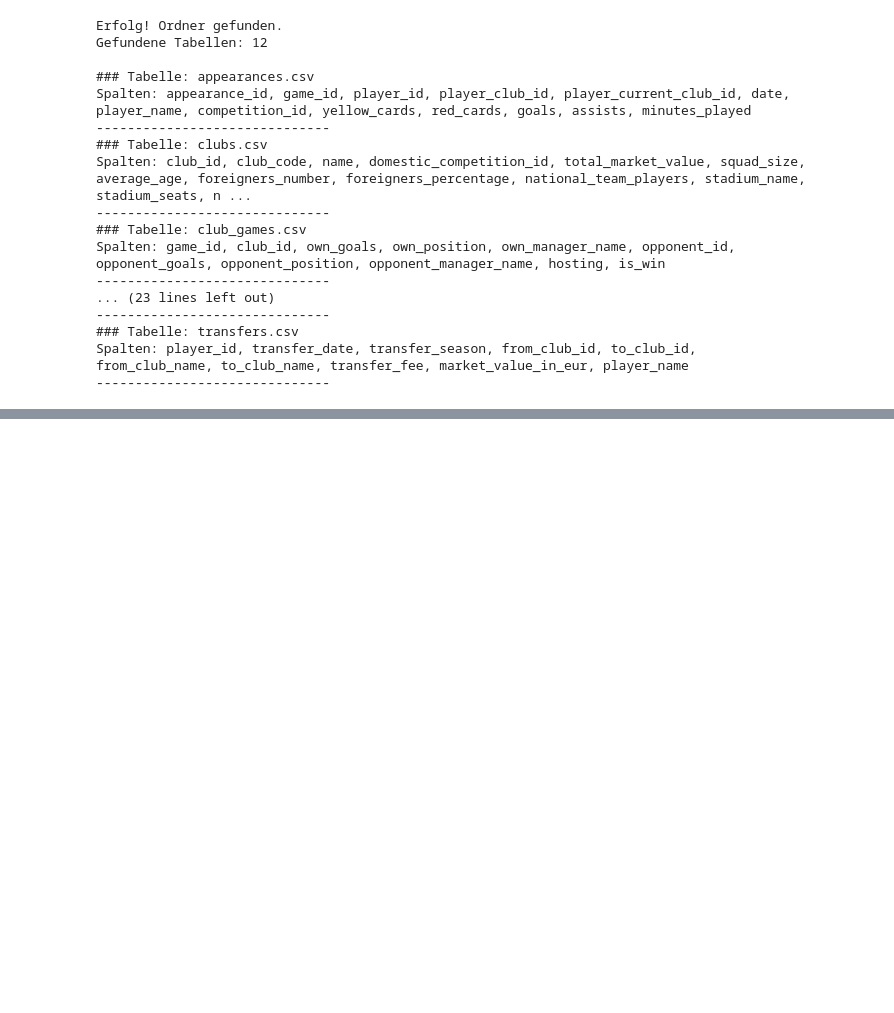
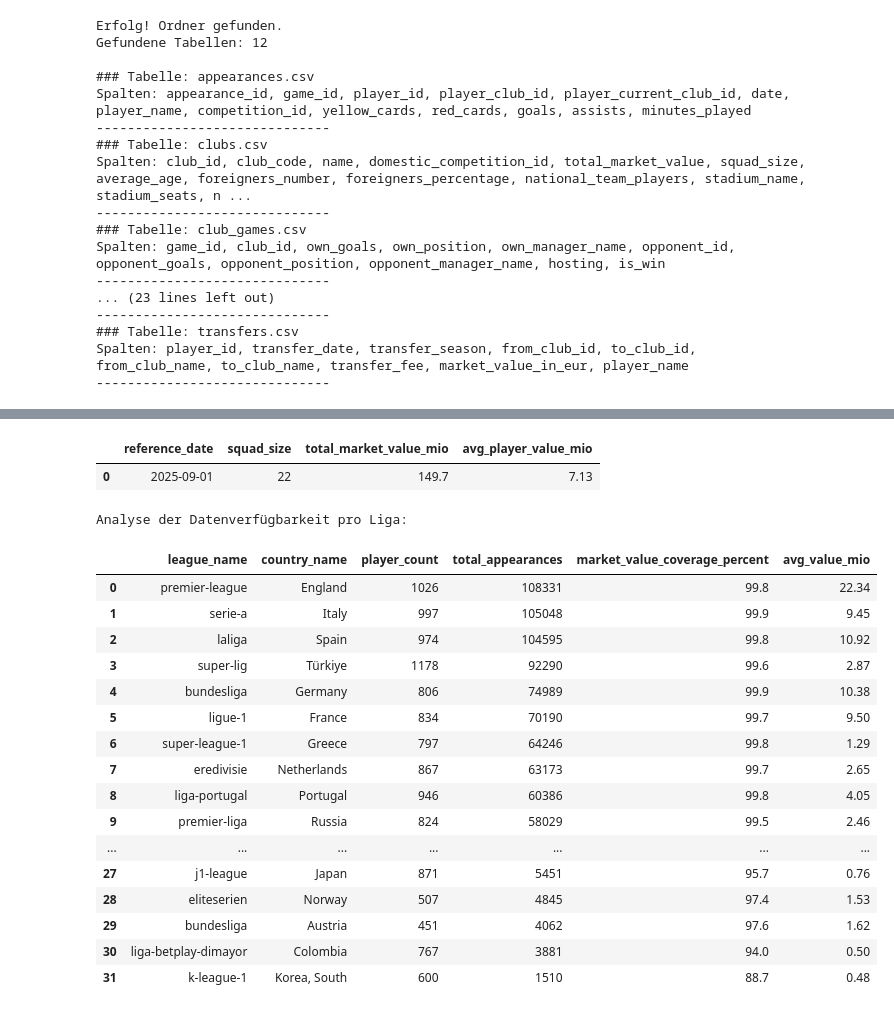
Before and after one commit to juliandietes/DPP-2026_Julian, a Jupyter notebook: notebooks/01_exploration Transfermarkt.ipynb, the cells around one changed output, grey strips where cells are left out. Saved outputs shown, nothing was run; the diff lists cells and outputs as text; code cells hidden in the pictures; blank space fills up the shorter version.

Commit message:
Add Readme & finish data exploration

```diff
--- a/notebooks/01_exploration Transfermarkt.ipynb
+++ b/notebooks/01_exploration Transfermarkt.ipynb
@@ -140,0 +428,75 @@ Spalten: player_id, transfer_date, transfer_season, from_club_id, to_club_id, fr
+# %%
+# Stichprobe: Marktwert Hamburger SV am 01.09.2025
+hsv_id = 41
+
+query_hsv_check = f"""
+WITH hsv_squad AS (
+    -- alle Spieler, die zwischen Saisonstart und dem 01.09.25 für den HSV gelistet waren
+    SELECT DISTINCT player_id, player_name
+    FROM read_csv_auto('{data_path + r"/appearances.csv"}')
+    WHERE player_club_id = {hsv_id}
+    AND date BETWEEN '2025-07-01' AND '2025-12-01'
+)
+SELECT
+    '2025-09-01' as reference_date,
+    COUNT(s.player_id) as squad_size,
+    SUM(p.market_value_in_eur) / 1000000 as total_market_value_mio,
+    ROUND(AVG(p.market_value_in_eur) / 1000000, 2) as avg_player_value_mio
+FROM hsv_squad s
+JOIN read_csv_auto('{players_file}') p ON s.player_id = p.player_id
+"""
+
+df_hsv_result = duckdb.query(query_hsv_check).to_df()
+display(df_hsv_result)
+# %% [output]
+|  | reference_date | squad_size | total_market_value_mio | avg_player_value_mio |
+| 0 | 2025-09-01 | 22 | 149.7 | 7.13 |
+# %%
+import duckdb
+import pandas as pd
+
+
+data_path = r"C:\Users\Trainee\Desktop\DPP_Projekte\DPP-2026_Julian\data\raw\transfermarkt_data_2026-04-07"
+players_file = data_path + r"\players.csv"
+competitions_file = data_path + r"\competitions.csv"
+appearances_file = data_path + r"\appearances.csv"
+
+query_league_coverage = f"""
+SELECT
+    c.name AS league_name,
+    c.country_name,
+    COUNT(DISTINCT p.player_id) AS player_count,
+    COUNT(DISTINCT a.appearance_id) AS total_appearances,
+    ROUND(COUNT(p.market_value_in_eur) * 100.0 / COUNT(p.player_id), 1) AS market_value_coverage_percent,
+    ROUND(AVG(p.market_value_in_eur) / 1000000, 2) AS avg_value_mio
+FROM read_csv_auto('{competitions_file}') AS c
+JOIN read_csv_auto('{players_file}') AS p ON c.competition_id = p.current_club_domestic_competition_id
+LEFT JOIN read_csv_auto('{appearances_file}') AS a ON p.player_id = a.player_id
+WHERE p.last_season >= 2023
+GROUP BY c.name, c.country_name
+HAVING total_appearances > 1000
+ORDER BY total_appearances DESC
+"""
+
+df_coverage = duckdb.query(query_league_coverage).to_df()
+print("Analyse der Datenverfügbarkeit pro Liga:")
+display(df_coverage)
+# %% [output]
+Analyse der Datenverfügbarkeit pro Liga:
+|  | league_name | country_name | player_count | total_appearances | market_value_coverage_percent | avg_value_mio |
+| 0 | premier-league | England | 1026 | 108331 | 99.8 | 22.34 |
+| 1 | serie-a | Italy | 997 | 105048 | 99.9 | 9.45 |
+| 2 | laliga | Spain | 974 | 104595 | 99.8 | 10.92 |
+| 3 | super-lig | Türkiye | 1178 | 92290 | 99.6 | 2.87 |
+| 4 | bundesliga | Germany | 806 | 74989 | 99.9 | 10.38 |
+| 5 | ligue-1 | France | 834 | 70190 | 99.7 | 9.50 |
+| 6 | super-league-1 | Greece | 797 | 64246 | 99.8 | 1.29 |
+| 7 | eredivisie | Netherlands | 867 | 63173 | 99.7 | 2.65 |
+| 8 | liga-portugal | Portugal | 946 | 60386 | 99.8 | 4.05 |
+| 9 | premier-liga | Russia | 824 | 58029 | 99.5 | 2.46 |
+| ... | ... | ... | ... | ... | ... | ... |
+| 27 | j1-league | Japan | 871 | 5451 | 95.7 | 0.76 |
+| 28 | eliteserien | Norway | 507 | 4845 | 97.4 | 1.53 |
+| 29 | bundesliga | Austria | 451 | 4062 | 97.6 | 1.62 |
+| 30 | liga-betplay-dimayor | Colombia | 767 | 3881 | 94.0 | 0.50 |
+| 31 | k-league-1 | Korea, South | 600 | 1510 | 88.7 | 0.48 |
```
Also changed, not shown: parts of 12 cells of this notebook, 2 other files.
